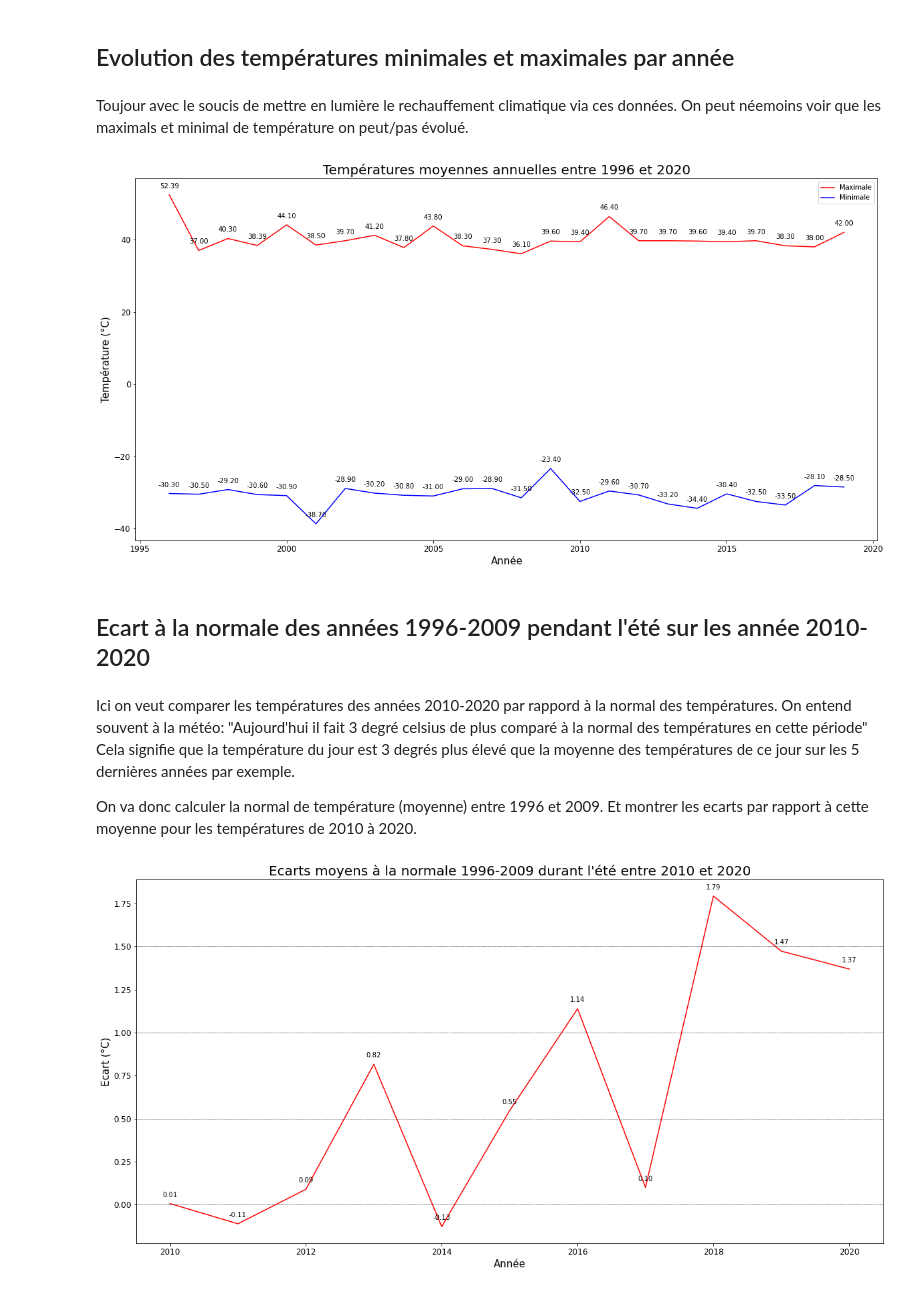
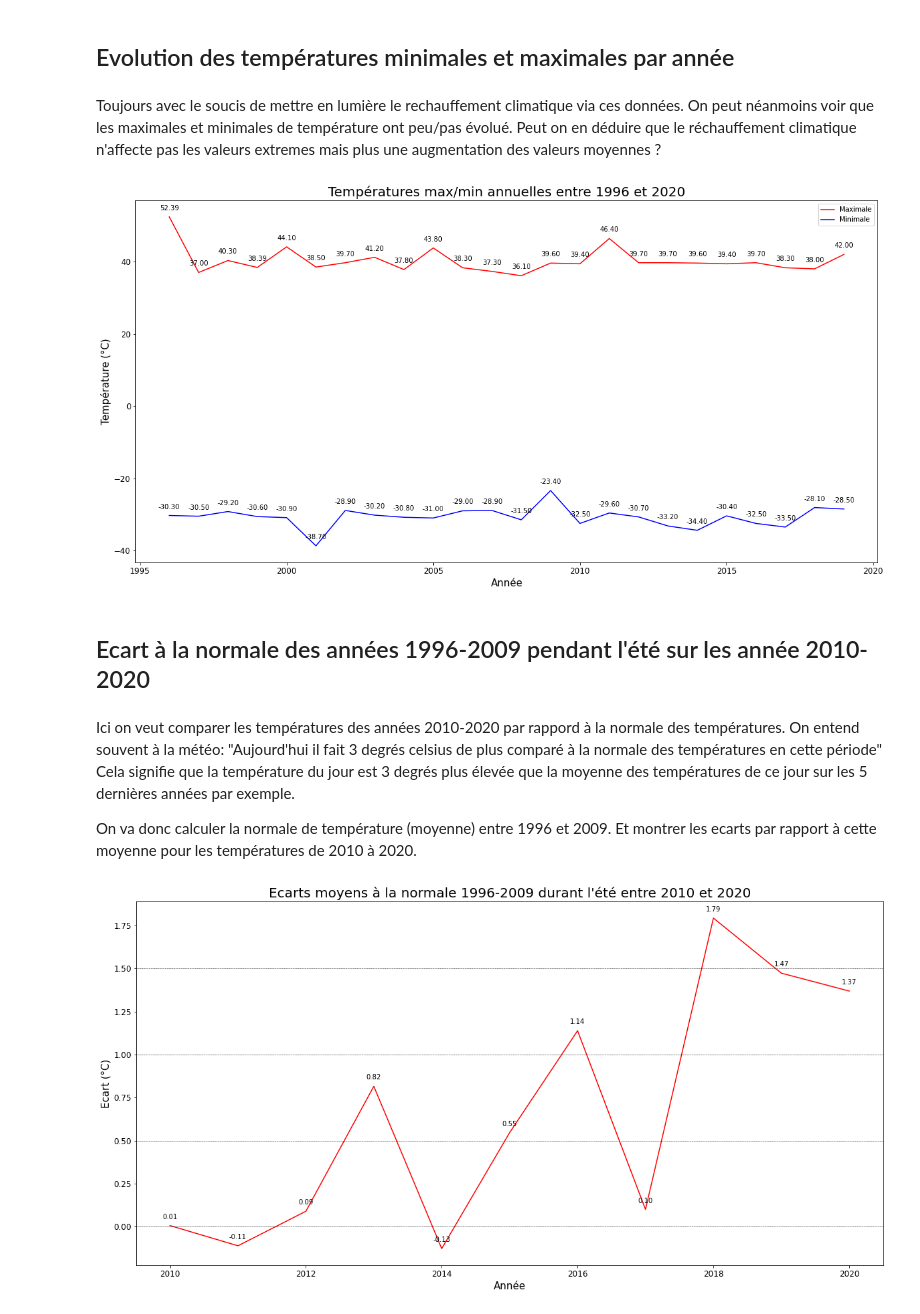
Before and after one commit to Freezaa9/Neo4j-Cypher-Meteo-France, a Jupyter notebook: Rapport NEO4J Quentin BETTE - Geoffrey HARRAZI.ipynb, the cells around one changed output. Saved outputs shown, nothing was run; the diff lists cells and outputs as text; code cells hidden in the pictures.

```diff
--- a/Rapport NEO4J Quentin BETTE - Geoffrey HARRAZI.ipynb
+++ b/Rapport NEO4J Quentin BETTE - Geoffrey HARRAZI.ipynb
@@ -701,7 +799,7 @@ plt.show()
 # %% [markdown]
 ## Evolution des températures minimales et maximales par année
 # %% [markdown]
-Toujour avec le soucis de mettre en lumière le rechauffement climatique via ces données. On peut néemoins voir que les maximals et minimal de température on peut/pas évolué.
+Toujours avec le soucis de mettre en lumière le rechauffement climatique via ces données. On peut néanmoins voir que les maximales et minimales de température ont peu/pas évolué. Peut on en déduire que le réchauffement climatique n'affecte pas les valeurs extremes mais plus une augmentation des valeurs moyennes ?
 # %%
 driver = GraphDatabase.driver(uri, auth=(user, password))
 session = driver.session()
@@ -731,47 +829,47 @@ temperatures_min = [record["temperature_min"] for record in temperatures_min]
 
 fig, ax = plt.subplots(figsize=(20, 10))
 
-ax.set_title("Températures moyennes annuelles entre 1996 et 2020", fontsize=20)
+ax.set_title("Températures max/min annuelles entre 1996 et 2020", fontsize=20)
 
 plt.plot(annees, temperatures_max, "r", label="Maximale")
 plt.plot(annees, temperatures_min, "b", label="Minimale")
 
 plt.xlabel("Année", fontsize=15)
 plt.ylabel("Température (°C)", fontsize=15)
 
 plt.xticks(fontsize=12)
 plt.yticks(fontsize=12)
 for x,y in zip(annees,temperatures_max):
 
     label = "{:.2f}".format(y)
 
     plt.annotate(label, # this is the text
                  (x,y), # this is the point to label
                  textcoords="offset points", # how to position the text
                  xytext=(0,10), # distance from text to points (x,y)
                  ha='center') # horizontal alignment can be left, right or center
 for x,y in zip(annees,temperatures_min):
 
     label = "{:.2f}".format(y)
 
     plt.annotate(label, # this is the text
                  (x,y), # this is the point to label
                  textcoords="offset points", # how to position the text
                  xytext=(0,10), # distance from text to points (x,y)
                  ha='center') # horizontal alignment can be left, right or center
 
 plt.legend()
 plt.show()
 # %% [output]
-[figure, old version]
+[figure, new version]
 # %% [markdown]
 ## Ecart à la normale des années 1996-2009 pendant l'été sur les année 2010-2020
 # %% [markdown]
-Ici on veut comparer les températures des années 2010-2020 par rappord à la normal des températures.
-On entend souvent à la météo: "Aujourd'hui il fait 3 degré celsius de plus comparé à la normal des températures en cette période"
-Cela signifie que la température du jour est 3 degrés plus élevé que la moyenne des températures de ce jour sur les 5 dernières années par exemple.
+Ici on veut comparer les températures des années 2010-2020 par rappord à la normale des températures.
+On entend souvent à la météo: "Aujourd'hui il fait 3 degrés celsius de plus comparé à la normale des températures en cette période"
+Cela signifie que la température du jour est 3 degrés plus élevée que la moyenne des températures de ce jour sur les 5 dernières années par exemple.
 
-On va donc calculer la normal de température (moyenne) entre 1996 et 2009. Et montrer les ecarts par rapport à cette moyenne pour les températures de 2010 à 2020.
+On va donc calculer la normale de température (moyenne) entre 1996 et 2009. Et montrer les ecarts par rapport à cette moyenne pour les températures de 2010 à 2020.
 # %%
 driver = GraphDatabase.driver(uri, auth=(user, password))
 session = driver.session()
```
Also changed, not shown: parts of 46 cells of this notebook, 27 other files.
